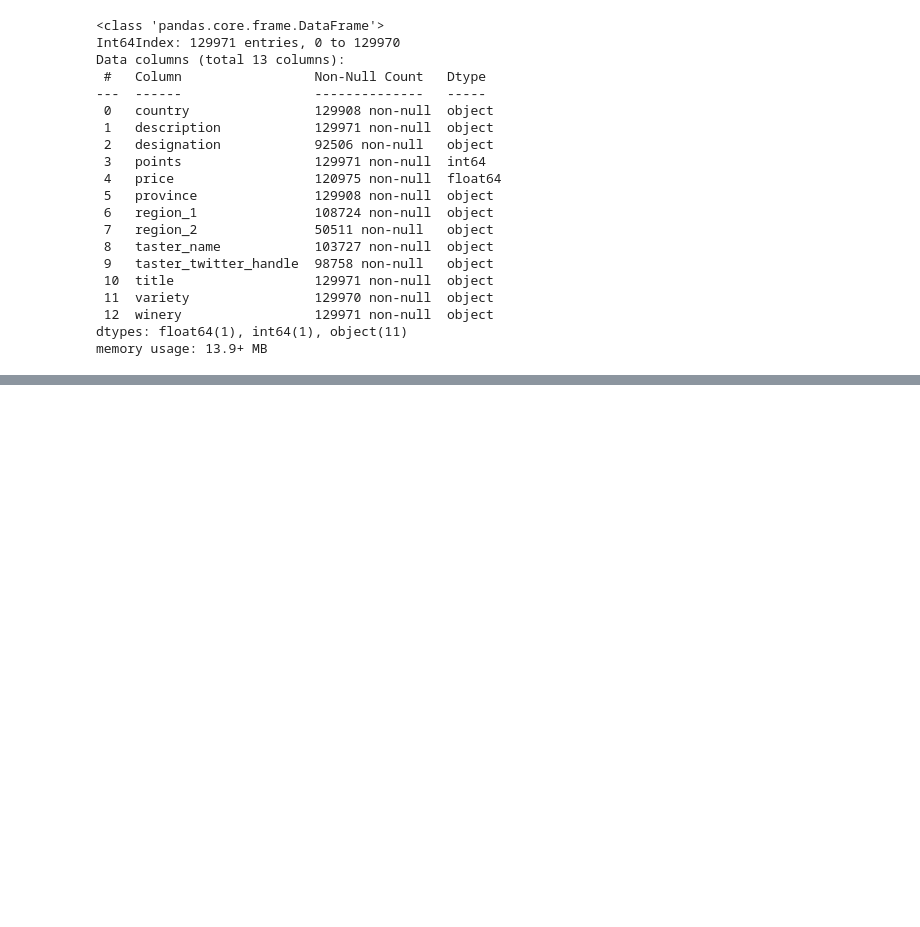
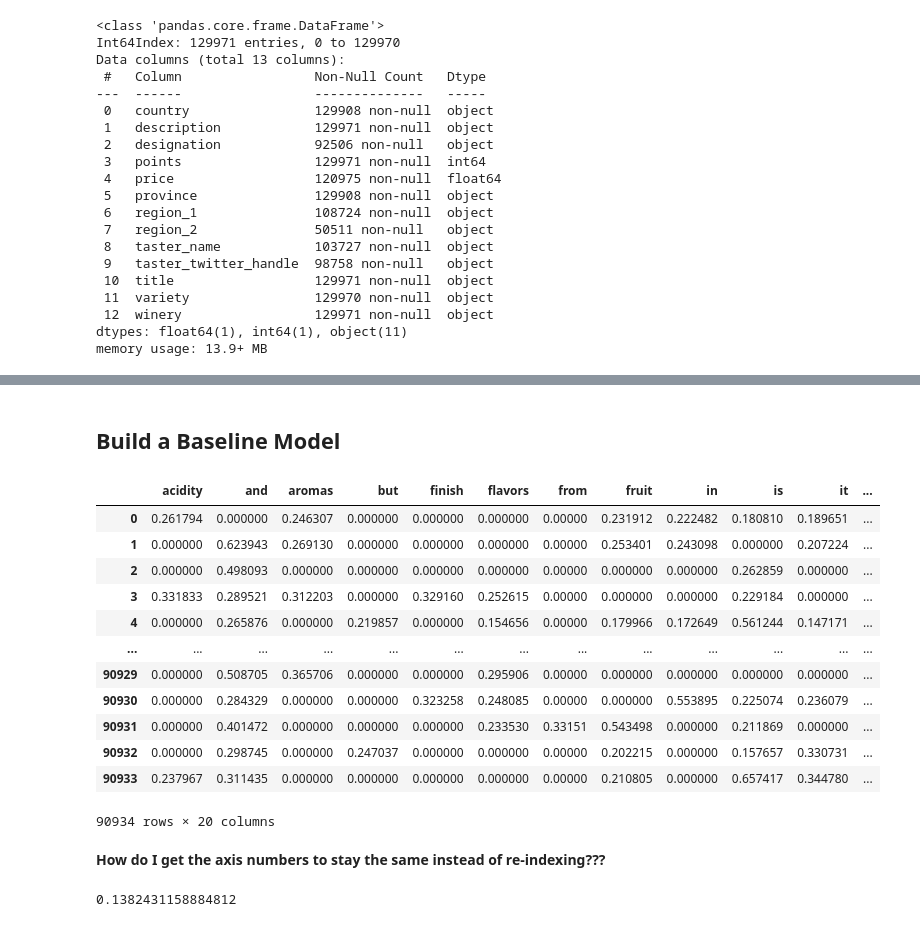
Before and after one commit to elizabeth524/Capstone-Project, a Jupyter notebook: Wine-Reviews-NLP.ipynb, the cells around one changed output, grey strips where cells are left out. Drawn from its saved outputs; the diff is of its cells as text; code cells hidden in the pictures; blank space fills up the shorter version.

```diff
--- a/Wine-Reviews-NLP.ipynb
+++ b/Wine-Reviews-NLP.ipynb
@@ -36,0 +111,2 @@ memory usage: 13.9+ MB
+# %%
+wine_df.reset_index(drop=True, inplace=True)
@@ -36,0 +132,8 @@ memory usage: 13.9+ MB
+# %%
+# Create data and target dataframes
+X = wine_df.drop(['points'], axis=1)
+y = wine_df['points']
+# %%
+# Train test split
+X_train, X_test, y_train, y_test = train_test_split(X, y, test_size=.3,
+                                                    random_state=42)
@@ -36,0 +164,2 @@ memory usage: 13.9+ MB
+# %%
+X_train['price'].fillna((X_train['price'].mean()), inplace=True)
@@ -36,0 +207,33 @@ memory usage: 13.9+ MB
+# %% [markdown]
+## Build a Baseline Model
+# %%
+# Vectorize X_train text
+tfidf = TfidfVectorizer(max_features=20)
+X_train_text_vectorized = tfidf.fit_transform(X_train['description'])
+pd.DataFrame.sparse.from_spmatrix(X_train_text_vectorized,
+                                  columns=tfidf.get_feature_names())
+# %% [output]
+|  | acidity | and | aromas | but | finish | flavors | from | fruit | in | is | it | ... |
+| 0 | 0.261794 | 0.000000 | 0.246307 | 0.000000 | 0.000000 | 0.000000 | 0.00000 | 0.231912 | 0.222482 | 0.180810 | 0.189651 | ... |
+| 1 | 0.000000 | 0.623943 | 0.269130 | 0.000000 | 0.000000 | 0.000000 | 0.00000 | 0.253401 | 0.243098 | 0.000000 | 0.207224 | ... |
+| 2 | 0.000000 | 0.498093 | 0.000000 | 0.000000 | 0.000000 | 0.000000 | 0.00000 | 0.000000 | 0.000000 | 0.262859 | 0.000000 | ... |
+| 3 | 0.331833 | 0.289521 | 0.312203 | 0.000000 | 0.329160 | 0.252615 | 0.00000 | 0.000000 | 0.000000 | 0.229184 | 0.000000 | ... |
+| 4 | 0.000000 | 0.265876 | 0.000000 | 0.219857 | 0.000000 | 0.154656 | 0.00000 | 0.179966 | 0.172649 | 0.561244 | 0.147171 | ... |
+| ... | ... | ... | ... | ... | ... | ... | ... | ... | ... | ... | ... | ... |
+| 90929 | 0.000000 | 0.508705 | 0.365706 | 0.000000 | 0.000000 | 0.295906 | 0.00000 | 0.000000 | 0.000000 | 0.000000 | 0.000000 | ... |
+| 90930 | 0.000000 | 0.284329 | 0.000000 | 0.000000 | 0.323258 | 0.248085 | 0.00000 | 0.000000 | 0.553895 | 0.225074 | 0.236079 | ... |
+| 90931 | 0.000000 | 0.401472 | 0.000000 | 0.000000 | 0.000000 | 0.233530 | 0.33151 | 0.543498 | 0.000000 | 0.211869 | 0.000000 | ... |
+| 90932 | 0.000000 | 0.298745 | 0.000000 | 0.247037 | 0.000000 | 0.000000 | 0.00000 | 0.202215 | 0.000000 | 0.157657 | 0.330731 | ... |
+| 90933 | 0.237967 | 0.311435 | 0.000000 | 0.000000 | 0.000000 | 0.000000 | 0.00000 | 0.210805 | 0.000000 | 0.657417 | 0.344780 | ... |
+90934 rows × 20 columns
+# %% [markdown]
+**How do I get the axis numbers to stay the same instead of re-indexing???**
+# %%
+#Multinomial Bayes Baseline Model
+baseline_model = MultinomialNB()
+
+# Evaluate the model on X_train_vectorized and y_train
+baseline_cv = cross_val_score(baseline_model, X_train_text_vectorized, y_train)
+baseline_cv.mean()
+# %% [output]
+0.1382431158884812
```
Also changed, not shown: parts of 29 cells of this notebook.
